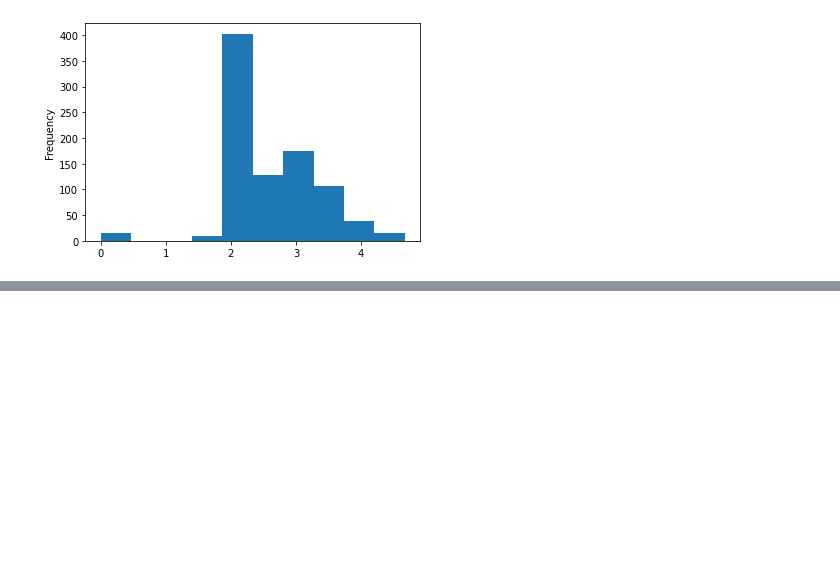
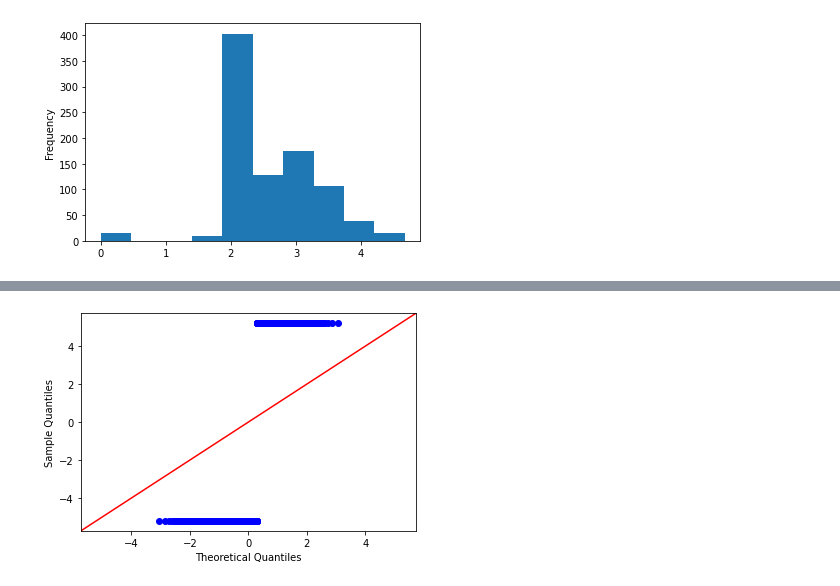
Before and after one commit to SOWMIYA2003/EX-06-Feature-Transformation, a Jupyter notebook: titanic.ipynb, the cells around one changed output, grey strips where cells are left out. Drawn from its saved outputs; the diff is of its cells as text; code cells hidden in the pictures; blank space fills up the shorter version.

```diff
--- a/titanic.ipynb
+++ b/titanic.ipynb
@@ -526,0 +535,6 @@ df7["yf_Fare"].plot(kind = 'hist')
+# %%
+df2["Survived"]=pd.DataFrame(qt.fit_transform(df2[["Survived"]]))
+sm.qqplot(df2["Survived"],line='45')
+plt.show()
+# %% [output]
+[figure, added]
```
Also changed, not shown: parts of 9 cells of this notebook, 11 other files.
